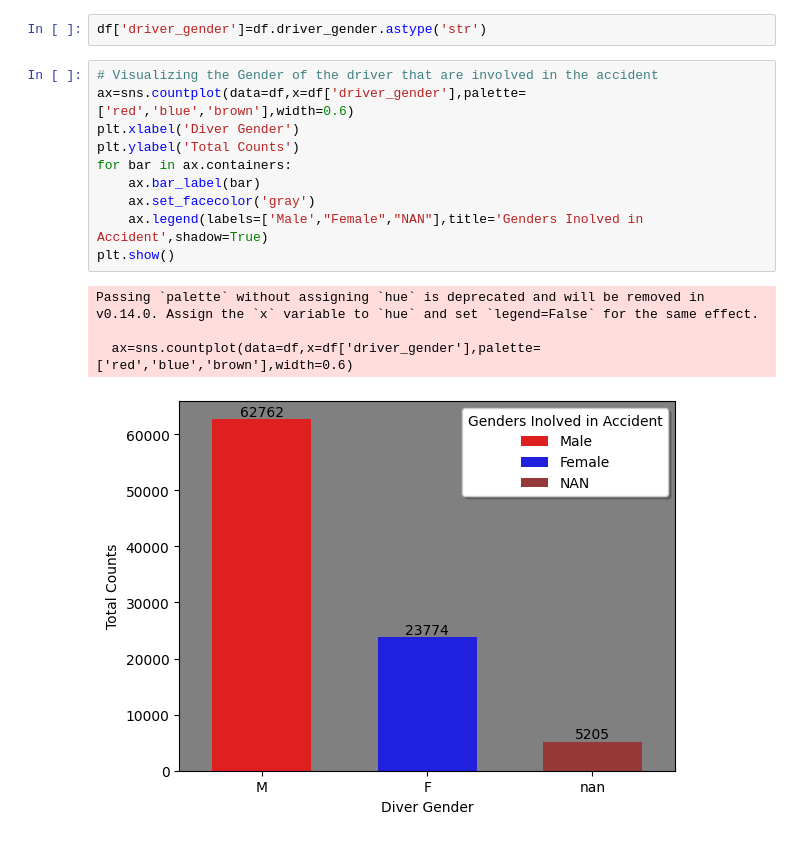
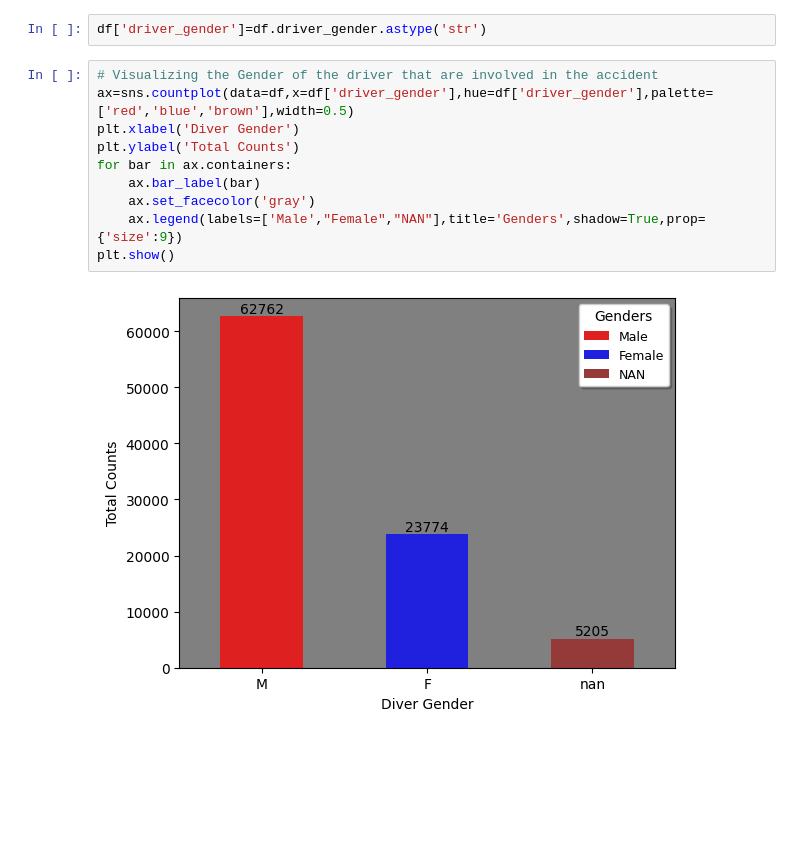
Before and after one commit to Hasnain-Sidd/Data-Science, a Jupyter notebook: Stanford_Open_Policing.ipynb, the cells around one changed output. Saved outputs shown, nothing was run; the diff lists cells and outputs as text; blank space fills up the shorter version.

```diff
--- a/Stanford_Open_Policing.ipynb
+++ b/Stanford_Open_Policing.ipynb
@@ -114,18 +114,15 @@ df.set_index(['Date_and_Time'],inplace=True)
 df['driver_gender']=df.driver_gender.astype('str')
 # %%
 # Visualizing the Gender of the driver that are involved in the accident
-ax=sns.countplot(data=df,x=df['driver_gender'],palette=['red','blue','brown'],width=0.6)
+ax=sns.countplot(data=df,x=df['driver_gender'],hue=df['driver_gender'],palette=['red','blue','brown'],width=0.5)
 plt.xlabel('Diver Gender')
 plt.ylabel('Total Counts')
 for bar in ax.containers:
     ax.bar_label(bar)
     ax.set_facecolor('gray')
-    ax.legend(labels=['Male',"Female","NAN"],title='Genders Inolved in Accident',shadow=True)
+    ax.legend(labels=['Male',"Female","NAN"],title='Genders',shadow=True,prop={'size':9})
 plt.show()
 # %% [output]
-Passing `palette` without assigning `hue` is deprecated and will be removed in v0.14.0. Assign the `x` variable to `hue` and set `legend=False` for the same effect.
-
-  ax=sns.countplot(data=df,x=df['driver_gender'],palette=['red','blue','brown'],width=0.6)
-[figure, old version]
+[figure, new version]
 # %%
 # Visualizing the number of accident occur due to Drugs
```
Also changed, not shown: parts of 15 cells of this notebook.
